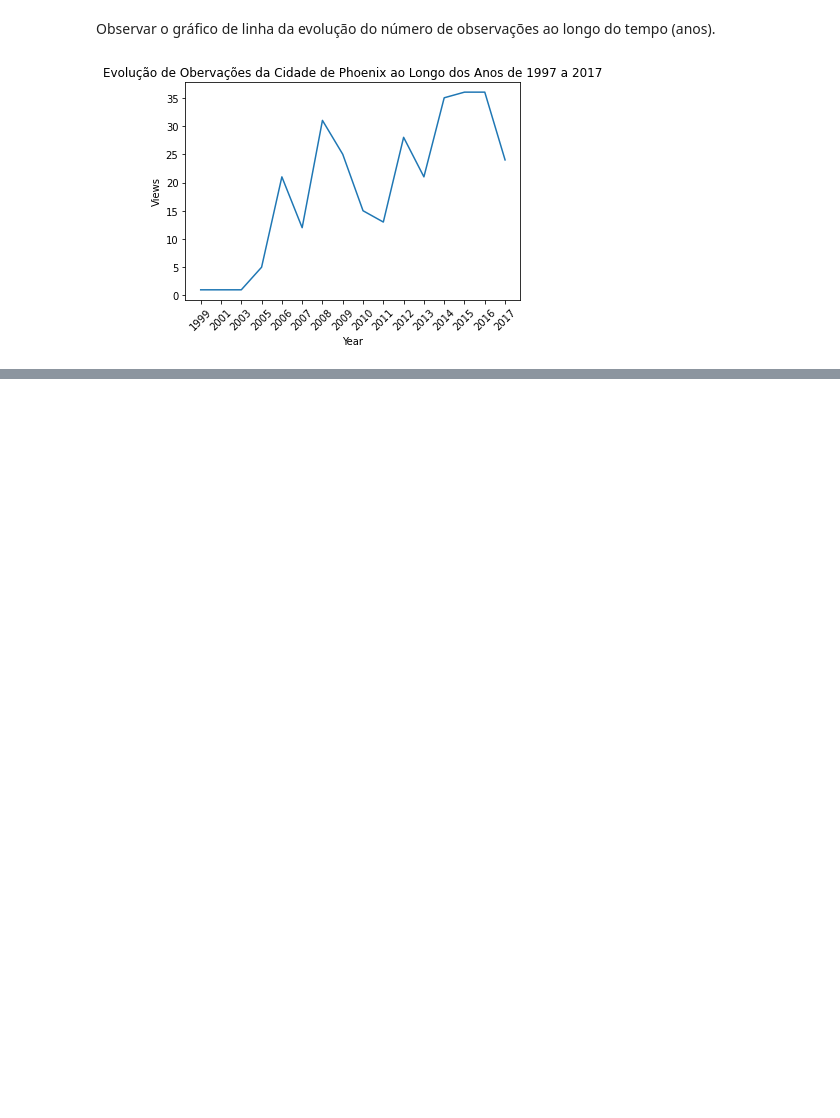
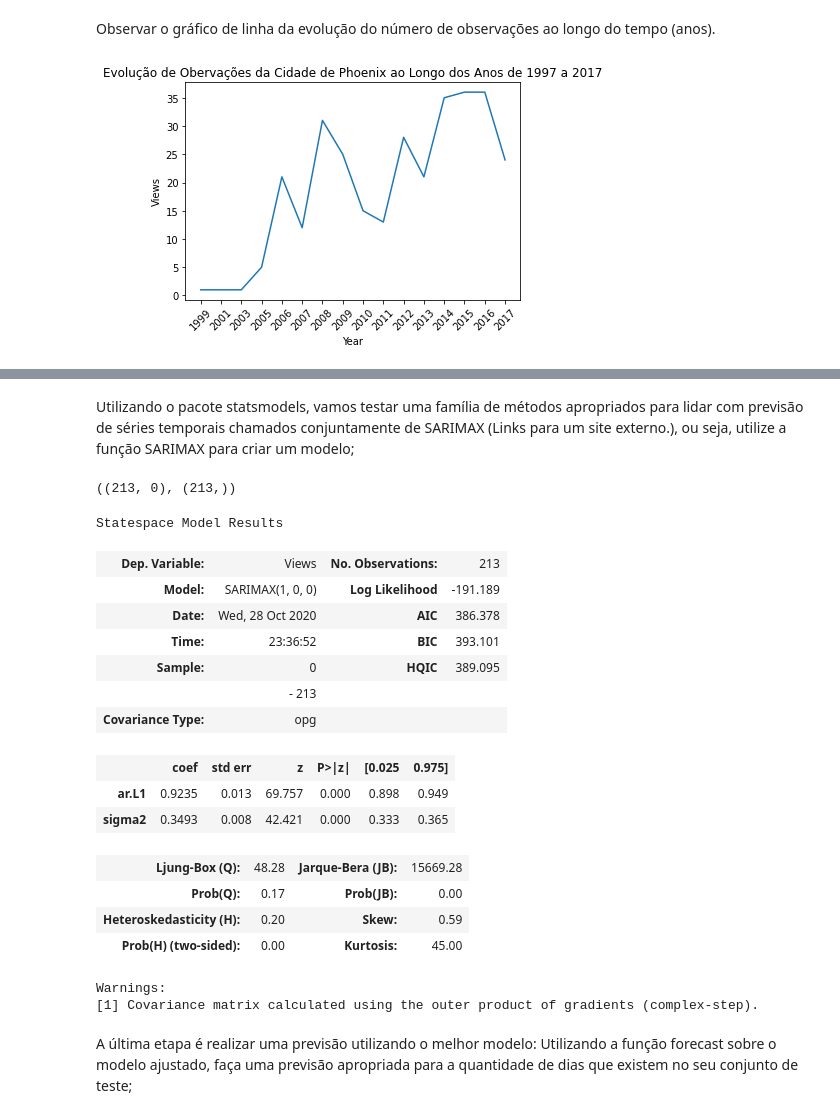
Before and after one commit to marinhothiago/webscraping-ovnis, a Jupyter notebook: 7a Etapa - Analise Temporal/5_12_Análise_temporal.ipynb, the cells around one changed output, grey strips where cells are left out. Saved outputs shown, nothing was run; the diff lists cells and outputs as text; code cells hidden in the pictures; blank space fills up the shorter version.

```diff
--- a/7a Etapa - Analise Temporal/5_12_Análise_temporal.ipynb
+++ b/7a Etapa - Analise Temporal/5_12_Análise_temporal.ipynb
@@ -150,0 +152,6 @@ plt.show()
+# %%
+# Transforma o 'Sight_date' de df_views em tipo Date.
+df_views['Sight_Date'] = pd.to_datetime(df_views['Sight_Date'])
+# Definimos o 'Sight_Date' como o index para ficar saltado no Dataframe.
+df_views.set_index('Sight_Date', inplace = True)
+df_views
@@ -150,0 +183,4 @@ plt.show()
+# %%
+# Isso separa os conjunto df_views no conjunto de treinamento (df_train) e no conjunto de teste (df_test).
+# O conjunto df_train possui 70% dos dados do conjunto df_views, enquanto o df_test possui 30% dos dados.
+df_train, df_test = df_views.iloc[:213, :], df_views.iloc[213:, :]
@@ -150,0 +215,42 @@ plt.show()
+# %% [markdown]
+Utilizando o pacote statsmodels, vamos testar uma família de métodos apropriados para lidar com previsão de séries temporais chamados conjuntamente de SARIMAX (Links para um site externo.), ou seja, utilize a função SARIMAX para criar um modelo;
+# %%
+import numpy as np
+from sklearn.model_selection import train_test_split
+
+x_train, x_test, y_train, y_test = train_test_split(df_views.drop('Views',axis=1), df_views['Views'], test_size=0.3, random_state=0, shuffle=False)
+x_train.shape, y_train.shape
+# %% [output]
+((213, 0), (213,))
+# %%
+from statsmodels.tsa.statespace.sarimax import SARIMAX
+% matplotlib inline
+sarimax_model = SARIMAX(df_train, order=(1,0,0))
+#sarimax_model = SARIMAX(df_ovnis['Views'], freq='MS', order=(1,1,1), seasonal_order=(1,1,1,12),exog=df_ovnis['Views']).fit(x_train, y_train)
+#sarimax_model = sm.tsa.statespace.SARIMAX(df_train, order=(1,0,0))
+#res = sarimax_model(disp=False)
+#res.summary()
+# %%
+res = sarimax_model.fit(disp=False)
+res.summary()
+# %% [output]
+Statespace Model Results
+| Dep. Variable: | Views | No. Observations: | 213 |
+| Model: | SARIMAX(1, 0, 0) | Log Likelihood | -191.189 |
+| Date: | Wed, 28 Oct 2020 | AIC | 386.378 |
+| Time: | 23:36:52 | BIC | 393.101 |
+| Sample: | 0 | HQIC | 389.095 |
+|  | - 213 |  |  |
+| Covariance Type: | opg |  |  |
+|  | coef | std err | z | P>|z| | [0.025 | 0.975] |
+| ar.L1 | 0.9235 | 0.013 | 69.757 | 0.000 | 0.898 | 0.949 |
+| sigma2 | 0.3493 | 0.008 | 42.421 | 0.000 | 0.333 | 0.365 |
+| Ljung-Box (Q): | 48.28 | Jarque-Bera (JB): | 15669.28 |
+| Prob(Q): | 0.17 | Prob(JB): | 0.00 |
+| Heteroskedasticity (H): | 0.20 | Skew: | 0.59 |
+| Prob(H) (two-sided): | 0.00 | Kurtosis: | 45.00 |
+Warnings:
+[1] Covariance matrix calculated using the outer product of gradients (complex-step).
+# %% [markdown]
+A última etapa é realizar uma previsão utilizando o melhor modelo:
+Utilizando a função forecast sobre o modelo ajustado, faça uma previsão apropriada para a quantidade de dias que existem no seu conjunto de teste;
```
Also changed, not shown: parts of 17 cells of this notebook, 1 other file.
